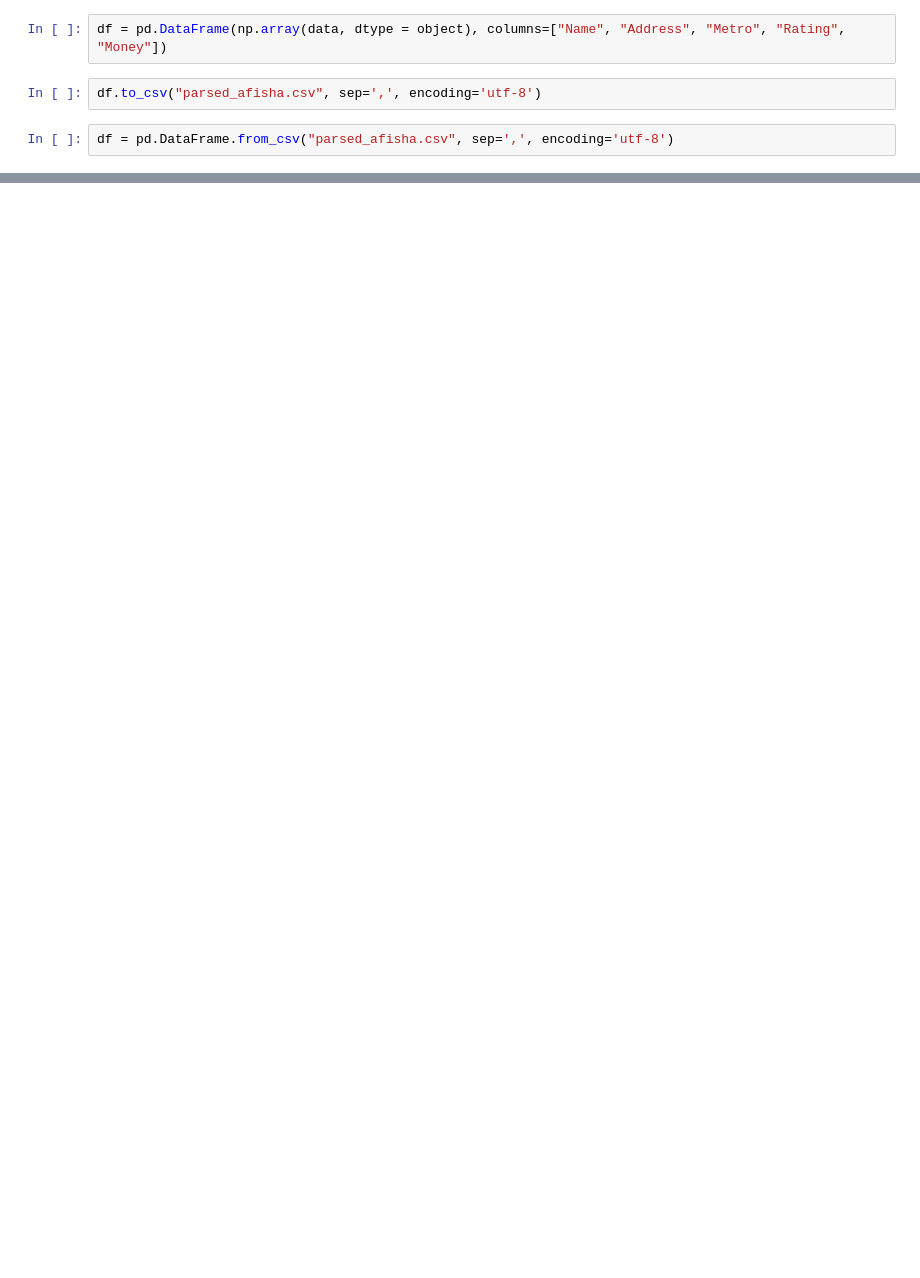
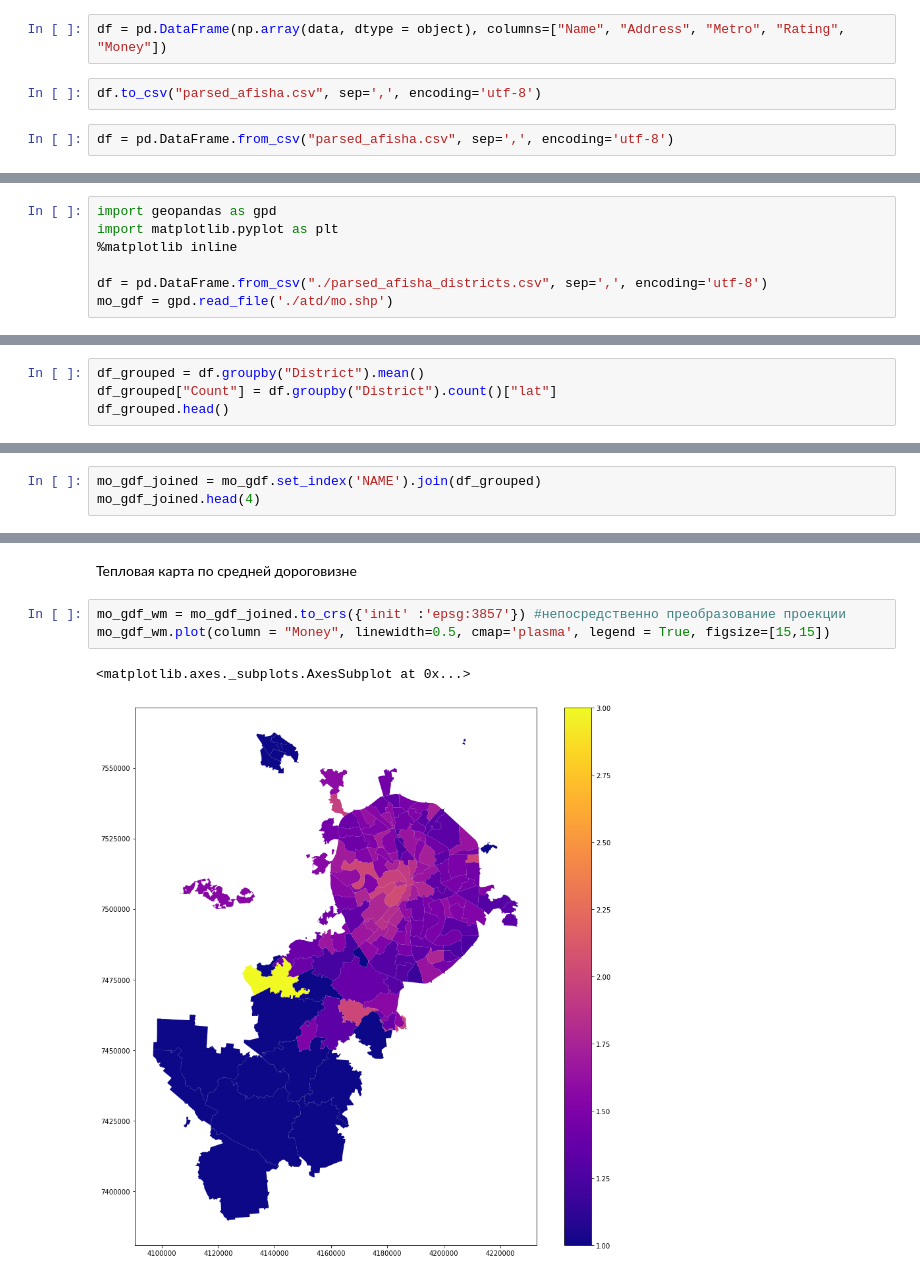
Before and after one commit to bolychevanton/TechSphere, a Jupyter notebook: ProjectViz/Parsing_afisha.ipynb, the cells around one changed output, grey strips where cells are left out. Saved outputs shown, nothing was run; the diff lists cells and outputs as text; blank space fills up the shorter version.

```diff
--- a/ProjectViz/Parsing_afisha.ipynb
+++ b/ProjectViz/Parsing_afisha.ipynb
@@ -181,0 +207,7 @@ OSError: no such file or directory: 'Users/anton/Downloads/demography/demography
+# %%
+import geopandas as gpd
+import matplotlib.pyplot as plt
+%matplotlib inline
+
+df = pd.DataFrame.from_csv("./parsed_afisha_districts.csv", sep=',', encoding='utf-8')
+mo_gdf = gpd.read_file('./atd/mo.shp')
@@ -181,0 +216,4 @@ OSError: no such file or directory: 'Users/anton/Downloads/demography/demography
+# %%
+df_grouped = df.groupby("District").mean()
+df_grouped["Count"] = df.groupby("District").count()["lat"]
+df_grouped.head()
@@ -181,0 +230,3 @@ OSError: no such file or directory: 'Users/anton/Downloads/demography/demography
+# %%
+mo_gdf_joined = mo_gdf.set_index('NAME').join(df_grouped)
+mo_gdf_joined.head(4)
@@ -181,0 +240,8 @@ OSError: no such file or directory: 'Users/anton/Downloads/demography/demography
+# %% [markdown]
+Тепловая карта по средней дороговизне
+# %%
+mo_gdf_wm = mo_gdf_joined.to_crs({'init' :'epsg:3857'}) #непосредственно преобразование проекции
+mo_gdf_wm.plot(column = "Money", linewidth=0.5, cmap='plasma', legend = True, figsize=[15,15])
+# %% [output]
+<matplotlib.axes._subplots.AxesSubplot at 0x...>
+[figure, added]
```
Also changed, not shown: parts of 31 cells of this notebook, 1 other file.
